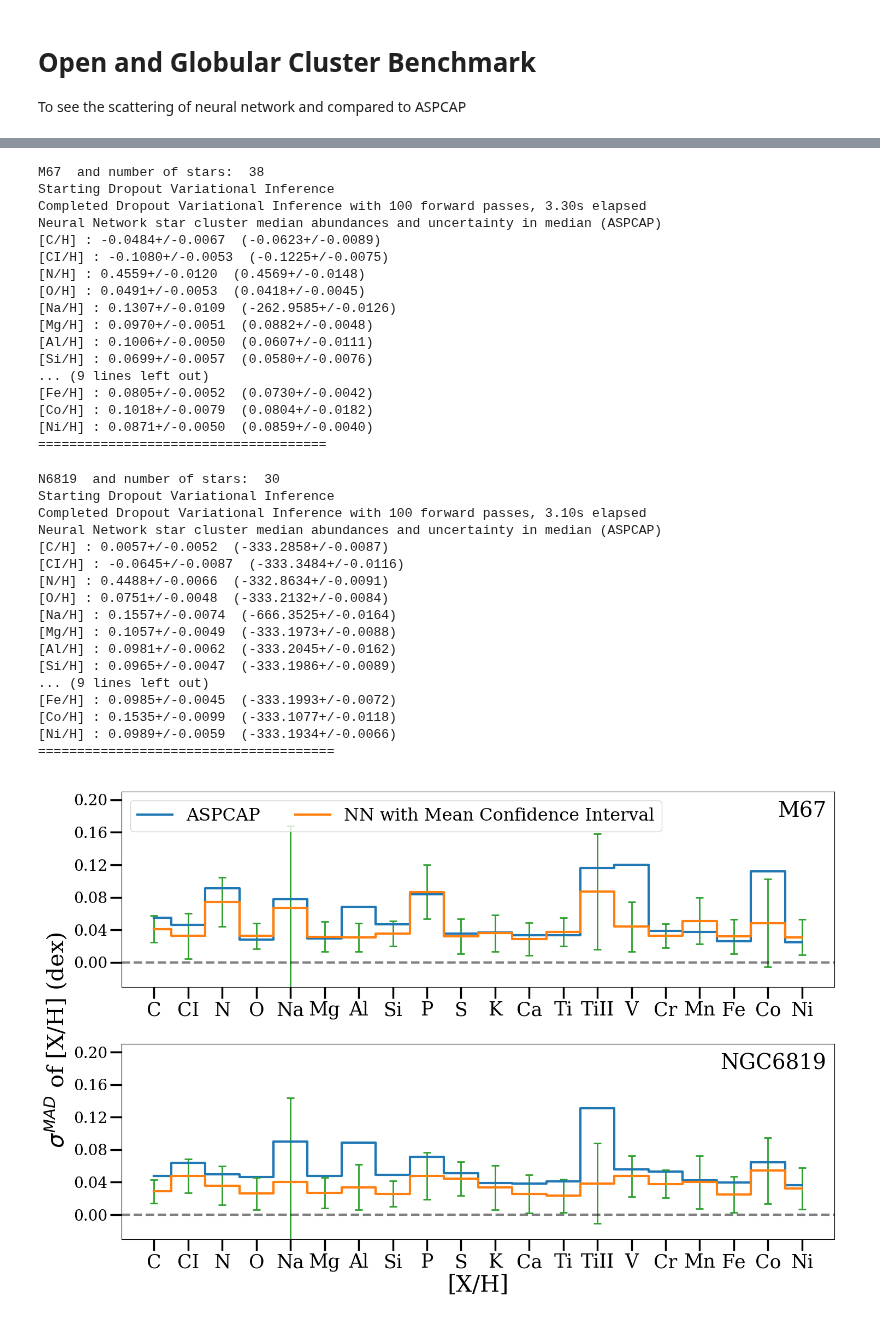
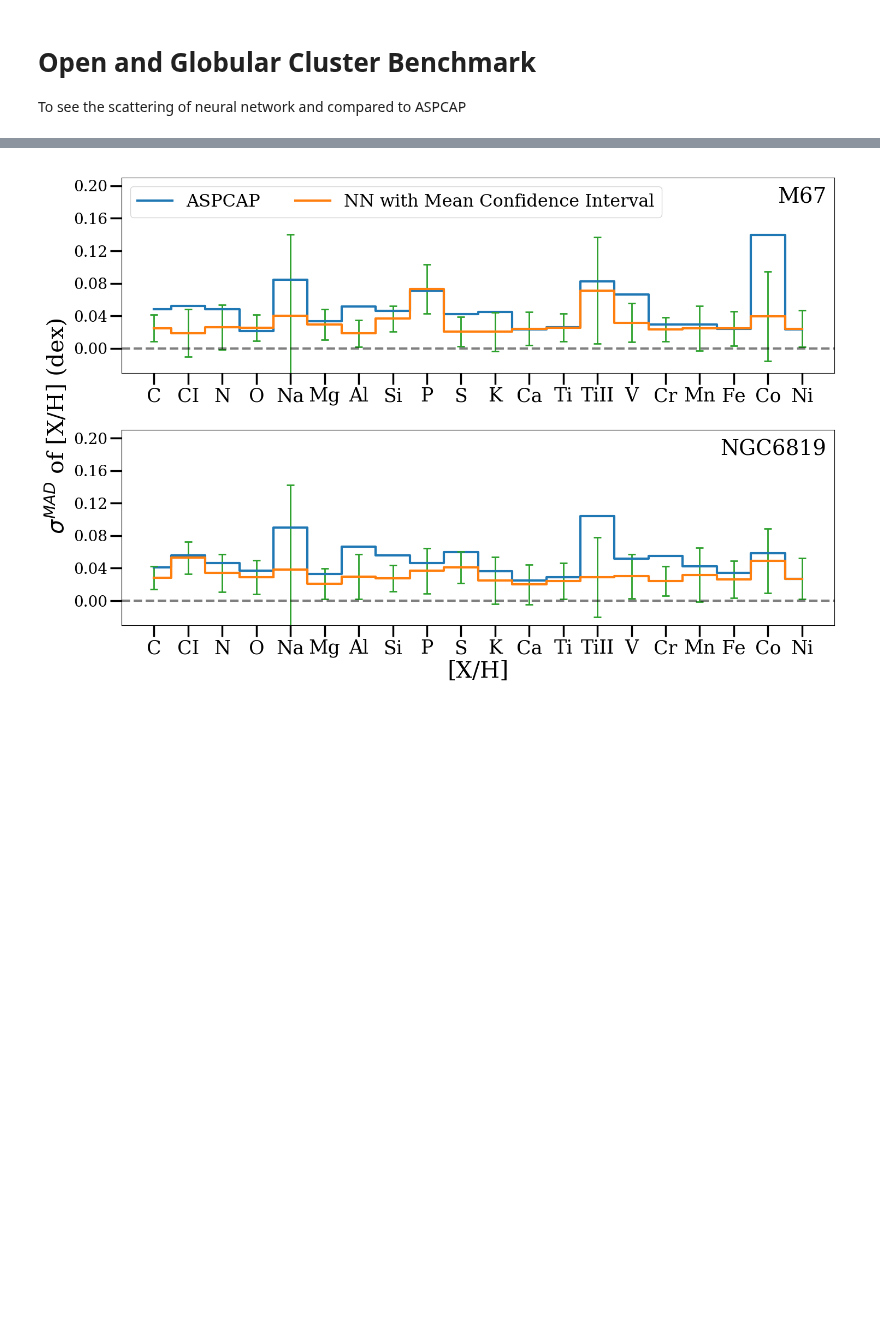
Before and after one commit to henrysky/astroNN_spectra_paper_figures, a Jupyter notebook: Open_Globular_Cluster_Benchmark.ipynb, the cells around one changed output, grey strips where cells are left out. Saved outputs shown, nothing was run; the diff lists cells and outputs as text; code cells hidden in the pictures; blank space fills up the shorter version.

```diff
--- a/Open_Globular_Cluster_Benchmark.ipynb
+++ b/Open_Globular_Cluster_Benchmark.ipynb
@@ -20,7 +20,7 @@ plt.rc('font',**{'family': 'serif', 'weight':'medium', 'size':20})
 
 # load APOGEE allstar file
 all_star = fits.getdata(allstar(dr=14))
-not_starflagged = [all_star['STARFLAG'] == 0]
+not_starflagged = (all_star['STARFLAG'] == 0)
 # Same target bit used in the paper
 target_bit = [0, 1, 2, 3, 4, 5, 6, 7, 12]
 
@@ -71,6 +71,7 @@ for name in uni_names:
         # continuum normalization of spectra
         _spec, _spec_err = apstar_normalization(_spec, _spec_err, _spec_mask)
         spec[counter] = _spec
+        apstar_file.close()
 
     print(name, ' and number of stars: ', indices.shape[0])
 
@@ -157,7 +158,7 @@ ax[1].yaxis.set_major_locator(ml)
 ax[1].axhline(0.00, ls='--', c='k', lw=3., alpha=0.5)
 ax[1].set_xlabel('[X/H]', fontsize=30)
 
-f.text(0.02, 0.5, '$\sigma^{MAD}$' +  ' of [X/H]'+' (dex)', ha='center',
+f.text(0.02, 0.5, r'$\sigma^{MAD}$' +  ' of [X/H]'+' (dex)', ha='center',
        va='center', fontdict={'fontsize':30}, rotation='vertical')
 f.tight_layout()
 f.subplots_adjust(left=0.1)
@@ -170,38 +184,4 @@ Loaded astroNN model, model type: Bayesian Convolutional Neural Network -> Apoge
-M67  and number of stars:  38
-Starting Dropout Variational Inference
-Completed Dropout Variational Inference with 100 forward passes, 3.30s elapsed
-Neural Network star cluster median abundances and uncertainty in median (ASPCAP)
-[C/H] : -0.0484+/-0.0067  (-0.0623+/-0.0089)
-[CI/H] : -0.1080+/-0.0053  (-0.1225+/-0.0075)
-[N/H] : 0.4559+/-0.0120  (0.4569+/-0.0148)
-[O/H] : 0.0491+/-0.0053  (0.0418+/-0.0045)
-[Na/H] : 0.1307+/-0.0109  (-262.9585+/-0.0126)
-[Mg/H] : 0.0970+/-0.0051  (0.0882+/-0.0048)
-[Al/H] : 0.1006+/-0.0050  (0.0607+/-0.0111)
-[Si/H] : 0.0699+/-0.0057  (0.0580+/-0.0076)
-... (9 lines left out)
-[Fe/H] : 0.0805+/-0.0052  (0.0730+/-0.0042)
-[Co/H] : 0.1018+/-0.0079  (0.0804+/-0.0182)
-[Ni/H] : 0.0871+/-0.0050  (0.0859+/-0.0040)
-=====================================
-N6819  and number of stars:  30
-Starting Dropout Variational Inference
-Completed Dropout Variational Inference with 100 forward passes, 3.10s elapsed
-Neural Network star cluster median abundances and uncertainty in median (ASPCAP)
-[C/H] : 0.0057+/-0.0052  (-333.2858+/-0.0087)
-[CI/H] : -0.0645+/-0.0087  (-333.3484+/-0.0116)
-[N/H] : 0.4488+/-0.0066  (-332.8634+/-0.0091)
-[O/H] : 0.0751+/-0.0048  (-333.2132+/-0.0084)
-[Na/H] : 0.1557+/-0.0074  (-666.3525+/-0.0164)
-[Mg/H] : 0.1057+/-0.0049  (-333.1973+/-0.0088)
-[Al/H] : 0.0981+/-0.0062  (-333.2045+/-0.0162)
-[Si/H] : 0.0965+/-0.0047  (-333.1986+/-0.0089)
-... (9 lines left out)
-[Fe/H] : 0.0985+/-0.0045  (-333.1993+/-0.0072)
-[Co/H] : 0.1535+/-0.0099  (-333.1077+/-0.0118)
-[Ni/H] : 0.0989+/-0.0059  (-333.1934+/-0.0066)
-======================================
-[figure, old version]
+[figure, new version]
 # %%
 %matplotlib inline
 import numpy as np
```
Also changed, not shown: parts of 5 cells of this notebook, 1 other file.
